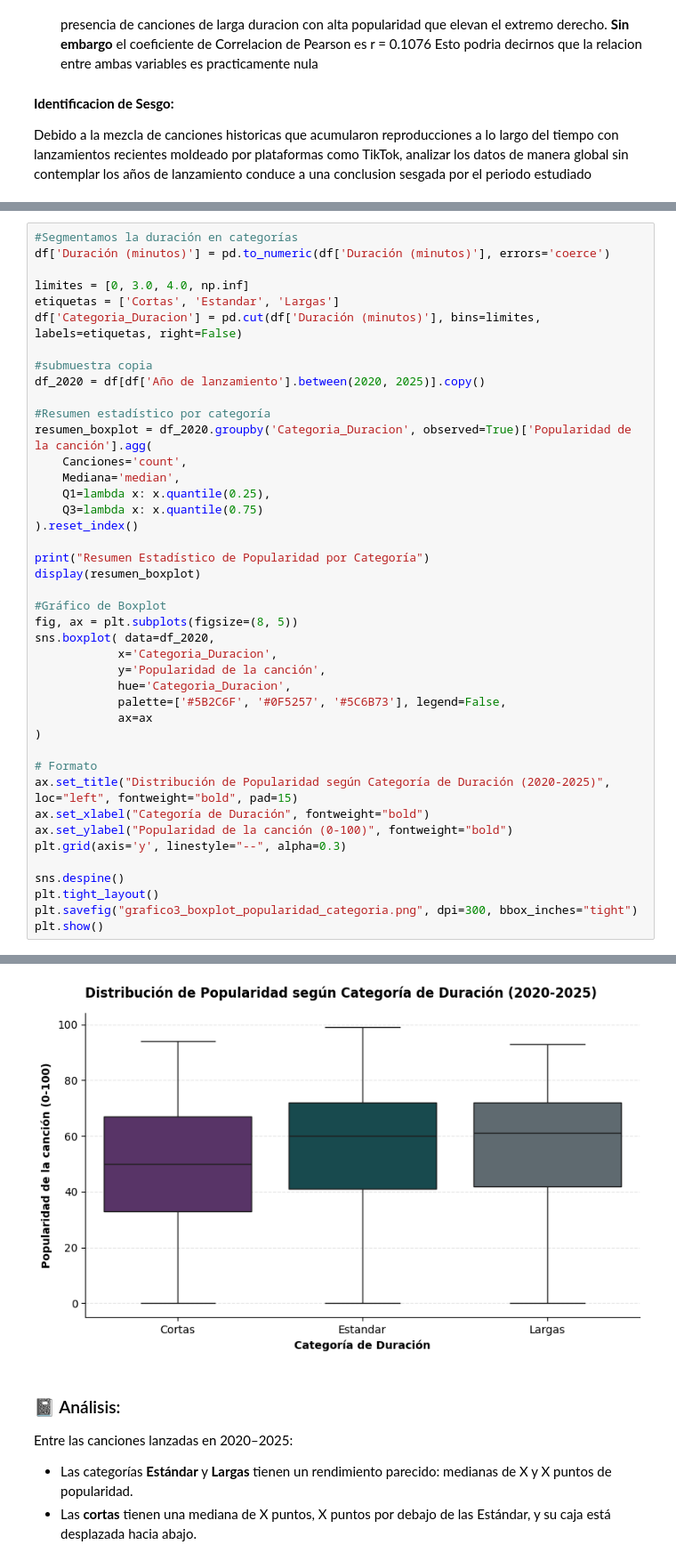
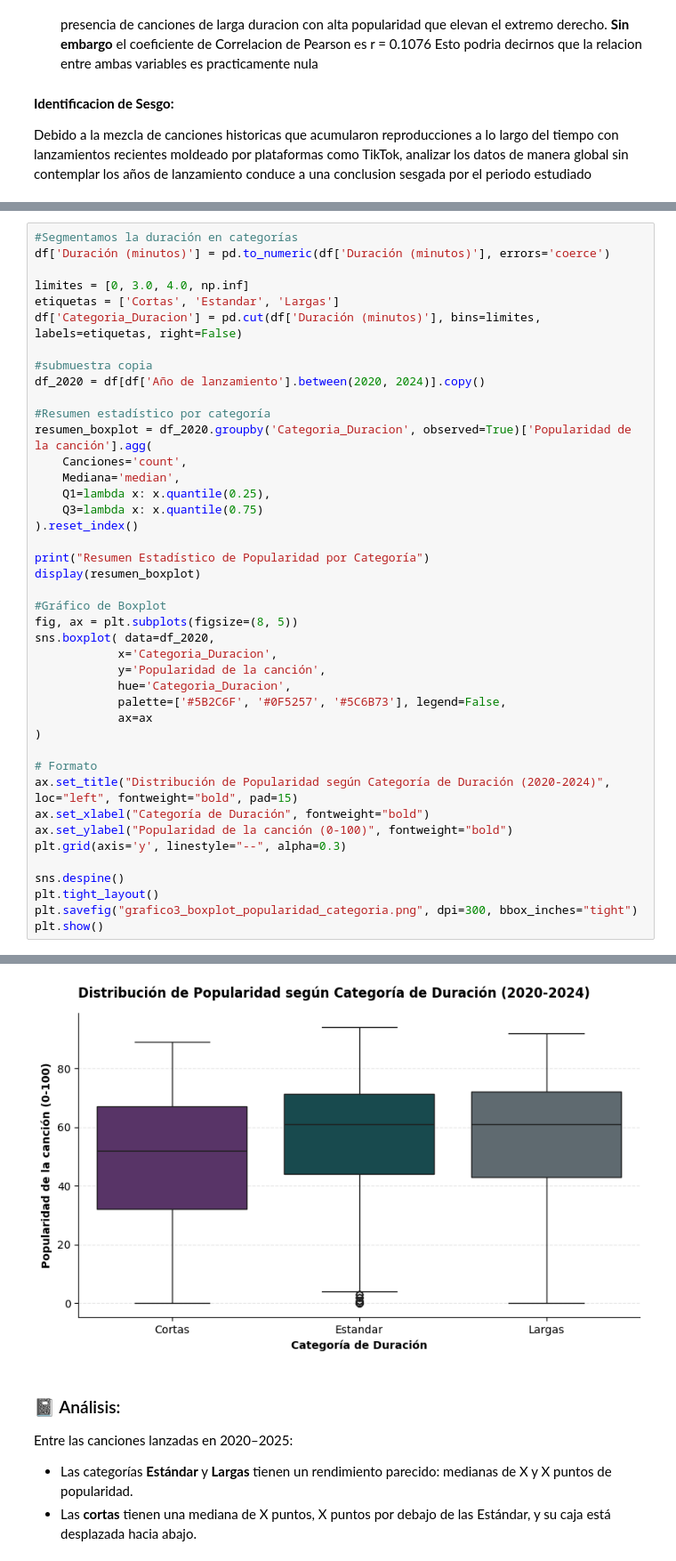
Before and after one commit to OjedaRocio/TP-Grupal-Laboratorio-2C-2026, a Jupyter notebook: TP_Grupal.ipynb, the cells around one changed output, grey strips where cells are left out. Shown at 89% size. Saved outputs shown, nothing was run; the diff lists cells and outputs as text.

```diff
--- a/TP_Grupal.ipynb
+++ b/TP_Grupal.ipynb
@@ -922,7 +949,7 @@ etiquetas = ['Cortas', 'Estandar', 'Largas']
 df['Categoria_Duracion'] = pd.cut(df['Duración (minutos)'], bins=limites, labels=etiquetas, right=False)
 
 #submuestra copia
-df_2020 = df[df['Año de lanzamiento'].between(2020, 2025)].copy()
+df_2020 = df[df['Año de lanzamiento'].between(2020, 2024)].copy()
 
 #Resumen estadístico por categoría
 resumen_boxplot = df_2020.groupby('Categoria_Duracion', observed=True)['Popularidad de la canción'].agg(
@@ -946,7 +973,7 @@ sns.boxplot( data=df_2020,
 )
 
 # Formato
-ax.set_title("Distribución de Popularidad según Categoría de Duración (2020-2025)", loc="left", fontweight="bold", pad=15)
+ax.set_title("Distribución de Popularidad según Categoría de Duración (2020-2024)", loc="left", fontweight="bold", pad=15)
 ax.set_xlabel("Categoría de Duración", fontweight="bold")
 ax.set_ylabel("Popularidad de la canción (0-100)", fontweight="bold")
 plt.grid(axis='y', linestyle="--", alpha=0.3)
@@ -964,4 +991,4 @@ Resumen Estadístico de Popularidad por Categoría
-[figure, old version]
+[figure, new version]
 # %% [markdown]
 ### 📓 Análisis:
 
```
Also changed, not shown: parts of 10 cells of this notebook.
